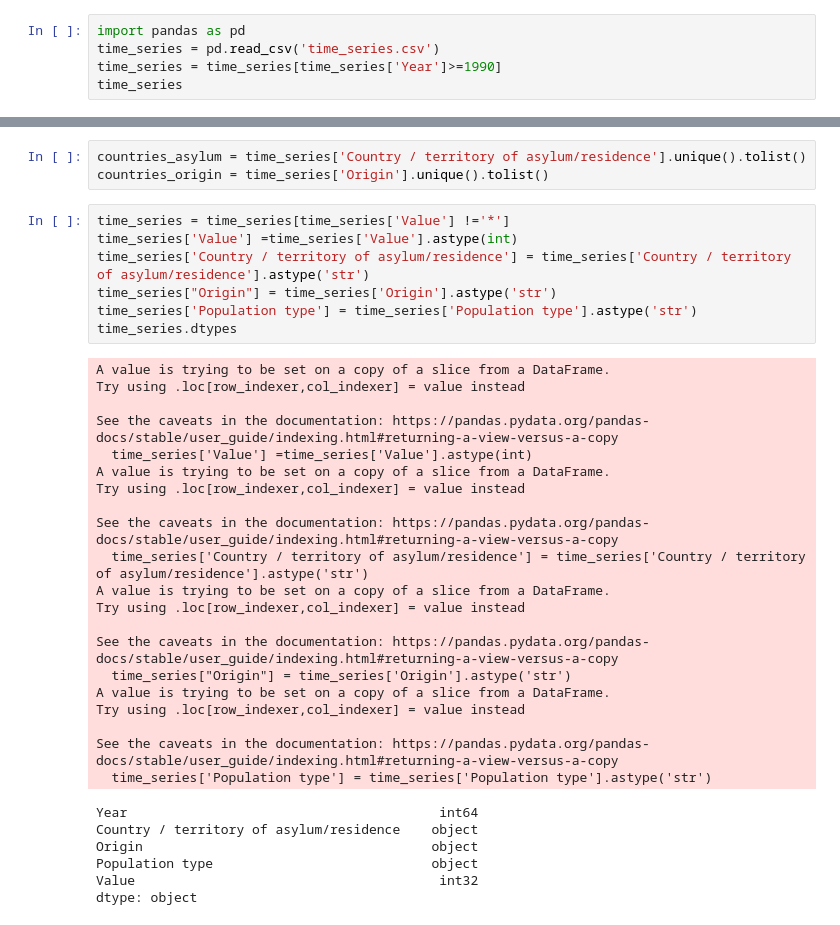
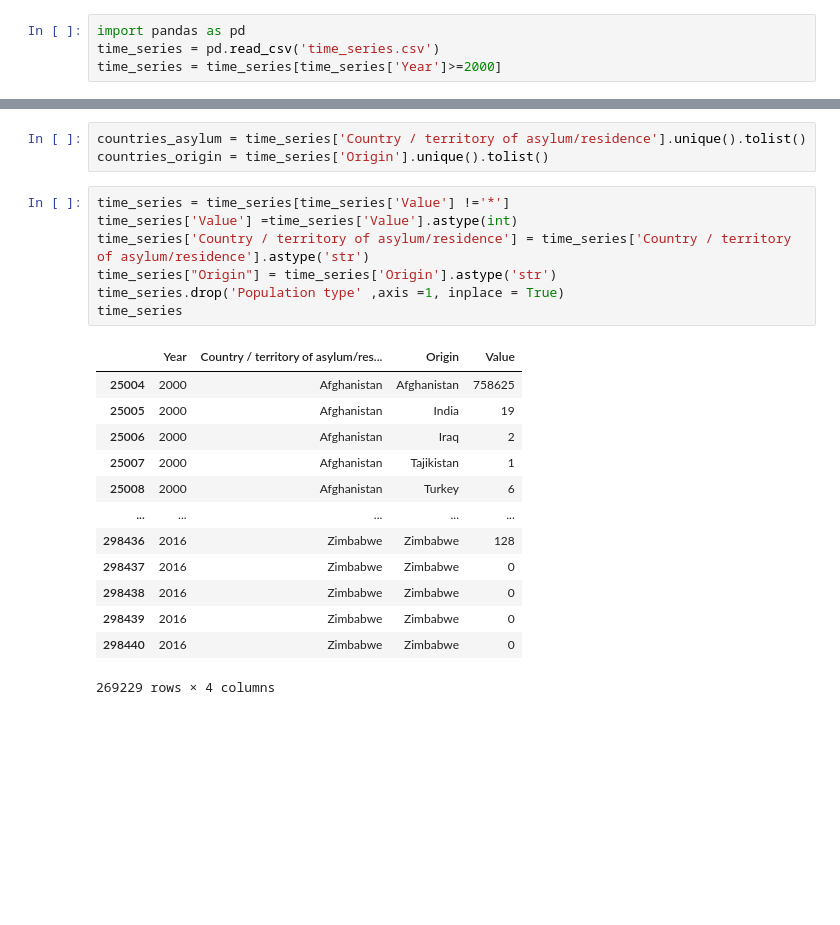
Before and after one commit to Mutlaq0/project_Asylum, a Jupyter notebook: Untitled.ipynb, the cells around one changed output, grey strips where cells are left out. Cells and saved outputs as stored; diff of their text form; blank space fills up the shorter version.

```diff
--- a/Untitled.ipynb
+++ b/Untitled.ipynb
@@ -132,5 +132,4 @@ merged.to_csv('refugees_applications_recognition.csv',index = False)
 # %%
 import pandas as pd
 time_series = pd.read_csv('time_series.csv')
-time_series = time_series[time_series['Year']>=1990]
-time_series
+time_series = time_series[time_series['Year']>=2000]
@@ -164,34 +139,21 @@ countries_origin = time_series['Origin'].unique().tolist()
 # %%
 time_series = time_series[time_series['Value'] !='*']
 time_series['Value'] =time_series['Value'].astype(int)
 time_series['Country / territory of asylum/residence'] = time_series['Country / territory of asylum/residence'].astype('str')
 time_series["Origin"] = time_series['Origin'].astype('str')
-time_series['Population type'] = time_series['Population type'].astype('str')
-time_series.dtypes
+time_series.drop('Population type' ,axis =1, inplace = True)
+time_series
 # %% [output]
+|  | Year | Country / territory of asylum/res... | Origin | Value |
+| 25004 | 2000 | Afghanistan | Afghanistan | 758625 |
+| 25005 | 2000 | Afghanistan | India | 19 |
+| 25006 | 2000 | Afghanistan | Iraq | 2 |
+| 25007 | 2000 | Afghanistan | Tajikistan | 1 |
+| 25008 | 2000 | Afghanistan | Turkey | 6 |
+| ... | ... | ... | ... | ... |
+| 298436 | 2016 | Zimbabwe | Zimbabwe | 128 |
+| 298437 | 2016 | Zimbabwe | Zimbabwe | 0 |
+| 298438 | 2016 | Zimbabwe | Zimbabwe | 0 |
+| 298439 | 2016 | Zimbabwe | Zimbabwe | 0 |
+| 298440 | 2016 | Zimbabwe | Zimbabwe | 0 |
-A value is trying to be set on a copy of a slice from a DataFrame.
-Try using .loc[row_indexer,col_indexer] = value instead
-
-See the caveats in the documentation: https://pandas.pydata.org/pandas-docs/stable/user_guide/indexing.html#returning-a-view-versus-a-copy
-  time_series['Value'] =time_series['Value'].astype(int)
-A value is trying to be set on a copy of a slice from a DataFrame.
-Try using .loc[row_indexer,col_indexer] = value instead
-
-See the caveats in the documentation: https://pandas.pydata.org/pandas-docs/stable/user_guide/indexing.html#returning-a-view-versus-a-copy
-  time_series['Country / territory of asylum/residence'] = time_series['Country / territory of asylum/residence'].astype('str')
-A value is trying to be set on a copy of a slice from a DataFrame.
-Try using .loc[row_indexer,col_indexer] = value instead
-
-See the caveats in the documentation: https://pandas.pydata.org/pandas-docs/stable/user_guide/indexing.html#returning-a-view-versus-a-copy
-  time_series["Origin"] = time_series['Origin'].astype('str')
-A value is trying to be set on a copy of a slice from a DataFrame.
-Try using .loc[row_indexer,col_indexer] = value instead
-
-See the caveats in the documentation: https://pandas.pydata.org/pandas-docs/stable/user_guide/indexing.html#returning-a-view-versus-a-copy
-  time_series['Population type'] = time_series['Population type'].astype('str')
+269229 rows × 4 columns
-Year                                        int64
-Country / territory of asylum/residence    object
-Origin                                     object
-Population type                            object
-Value                                       int32
-dtype: object
```
Also changed, not shown: parts of 19 cells of this notebook, 3 other files.
